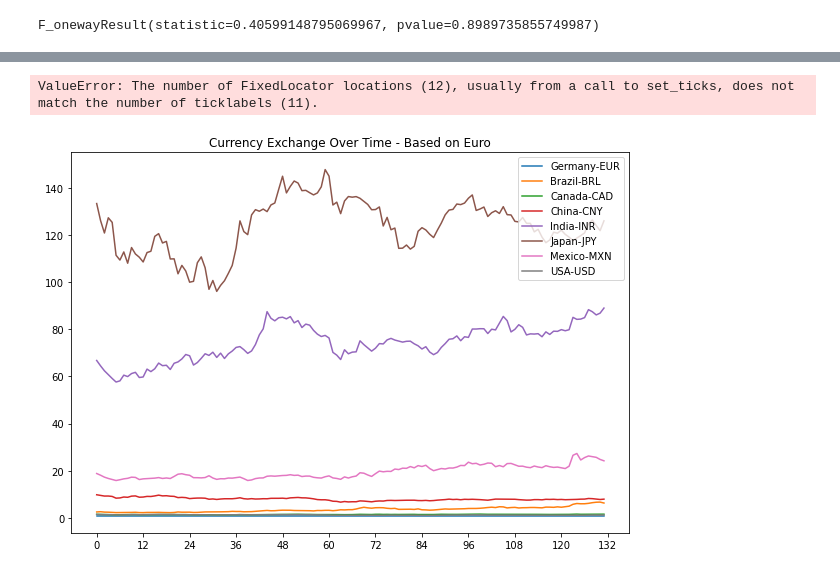
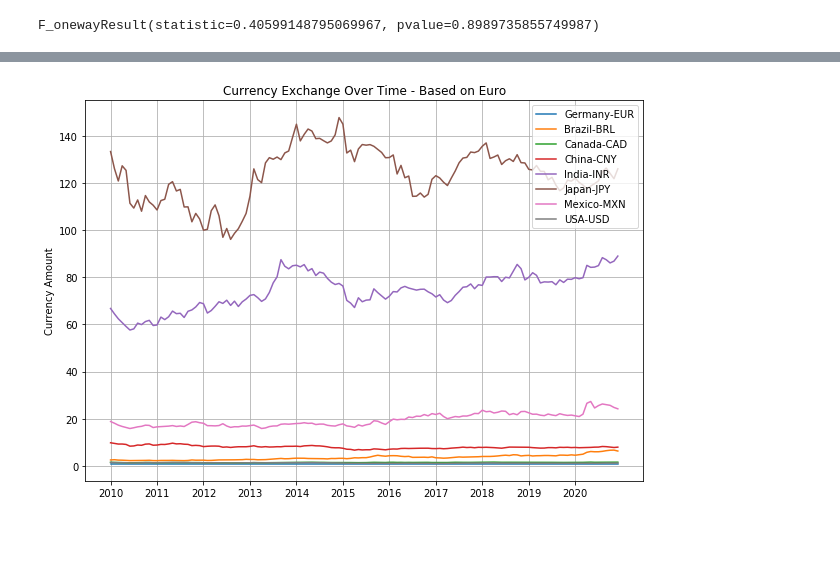
Before and after one commit to Eotanez/project-1, a Jupyter notebook: charts.ipynb, the cells around one changed output, grey strips where cells are left out. Drawn from its saved outputs; the diff is of its cells as text; code cells hidden in the pictures; blank space fills up the shorter version.

Commit message:
fixed bug in currency graph

```diff
--- a/charts.ipynb
+++ b/charts.ipynb
@@ -519,12 +518,11 @@ ValueError: The number of FixedLocator locations (13), usually from a call to se
 # %%
 #chart for currency 2010-2020
-positions=(0,12,24,36,48,60,72,84,96,108,120,132)
+positions=(0,12,24,36,48,60,72,84,96,108,120)
 labels=("2010","2011","2012","2013","2014","2015","2016","2017","2018","2019","2020")
 ax2 = currencydf.plot(figsize = (10,7), title="Currency Exchange Over Time - Based on Euro",legend='best')
 plt.xticks(positions, labels)
 ax2.set_ylabel("Currency Amount")
 plt.grid()
 plt.show()
 # %% [output]
-ValueError: The number of FixedLocator locations (12), usually from a call to set_ticks, does not match the number of ticklabels (11).
-[figure, old version]
+[figure, new version]
```
Also changed, not shown: parts of 18 cells of this notebook.
